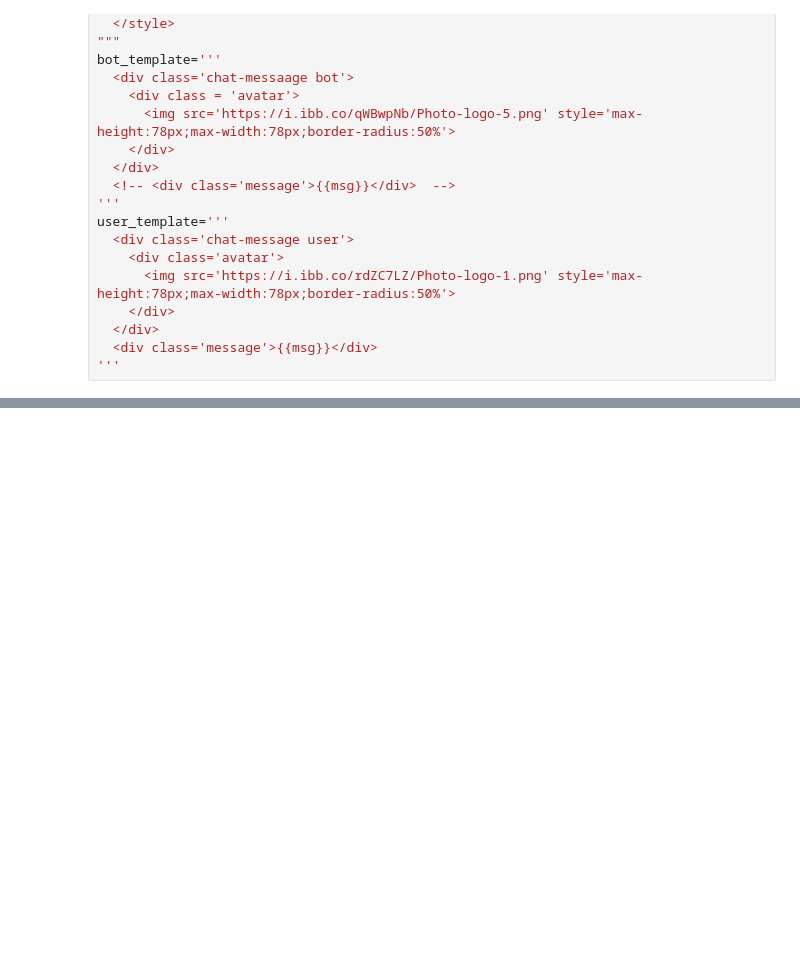
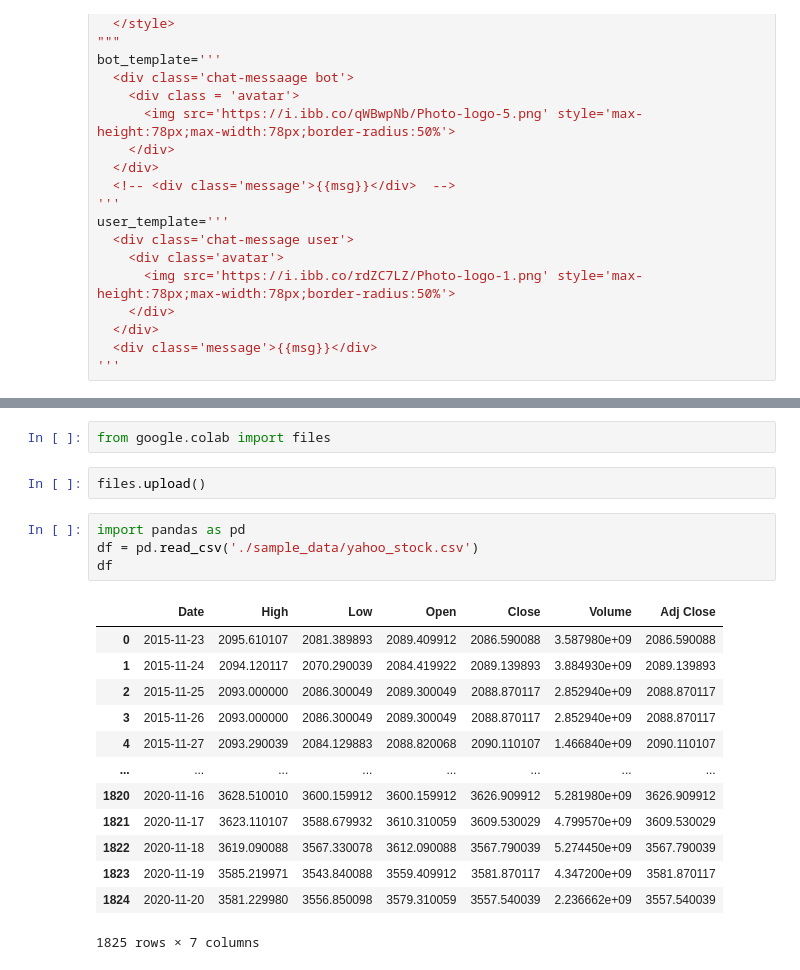
Before and after one commit to JyotiChowrasia05/RestaurantAI, a Jupyter notebook: RestaurantAI.ipynb, the cells around one changed output, grey strips where cells are left out. Saved outputs shown, nothing was run; the diff lists cells and outputs as text; blank space fills up the shorter version.

```diff
--- a/RestaurantAI.ipynb
+++ b/RestaurantAI.ipynb
@@ -268,3 +252,25 @@ text_splitter = CharacterTextSplitter(chunk_size = 1024,chunk_overlap = 0)
 text_chunk = text_splitter.split_documents(docs)
 vector_store.add_documents(documents = text_chunk)
 print("Data loaded into vector store successfully!")
+# %%
+from google.colab import files
+# %%
+files.upload()
+# %%
+import pandas as pd
+df = pd.read_csv('./sample_data/yahoo_stock.csv')
+df
+# %% [output]
+|  | Date | High | Low | Open | Close | Volume | Adj Close |
+| 0 | 2015-11-23 | 2095.610107 | 2081.389893 | 2089.409912 | 2086.590088 | 3.587980e+09 | 2086.590088 |
+| 1 | 2015-11-24 | 2094.120117 | 2070.290039 | 2084.419922 | 2089.139893 | 3.884930e+09 | 2089.139893 |
+| 2 | 2015-11-25 | 2093.000000 | 2086.300049 | 2089.300049 | 2088.870117 | 2.852940e+09 | 2088.870117 |
+| 3 | 2015-11-26 | 2093.000000 | 2086.300049 | 2089.300049 | 2088.870117 | 2.852940e+09 | 2088.870117 |
+| 4 | 2015-11-27 | 2093.290039 | 2084.129883 | 2088.820068 | 2090.110107 | 1.466840e+09 | 2090.110107 |
+| ... | ... | ... | ... | ... | ... | ... | ... |
+| 1820 | 2020-11-16 | 3628.510010 | 3600.159912 | 3600.159912 | 3626.909912 | 5.281980e+09 | 3626.909912 |
+| 1821 | 2020-11-17 | 3623.110107 | 3588.679932 | 3610.310059 | 3609.530029 | 4.799570e+09 | 3609.530029 |
+| 1822 | 2020-11-18 | 3619.090088 | 3567.330078 | 3612.090088 | 3567.790039 | 5.274450e+09 | 3567.790039 |
+| 1823 | 2020-11-19 | 3585.219971 | 3543.840088 | 3559.409912 | 3581.870117 | 4.347200e+09 | 3581.870117 |
+| 1824 | 2020-11-20 | 3581.229980 | 3556.850098 | 3579.310059 | 3557.540039 | 2.236662e+09 | 3557.540039 |
+1825 rows × 7 columns
```
Also changed, not shown: parts of 3 cells of this notebook.
